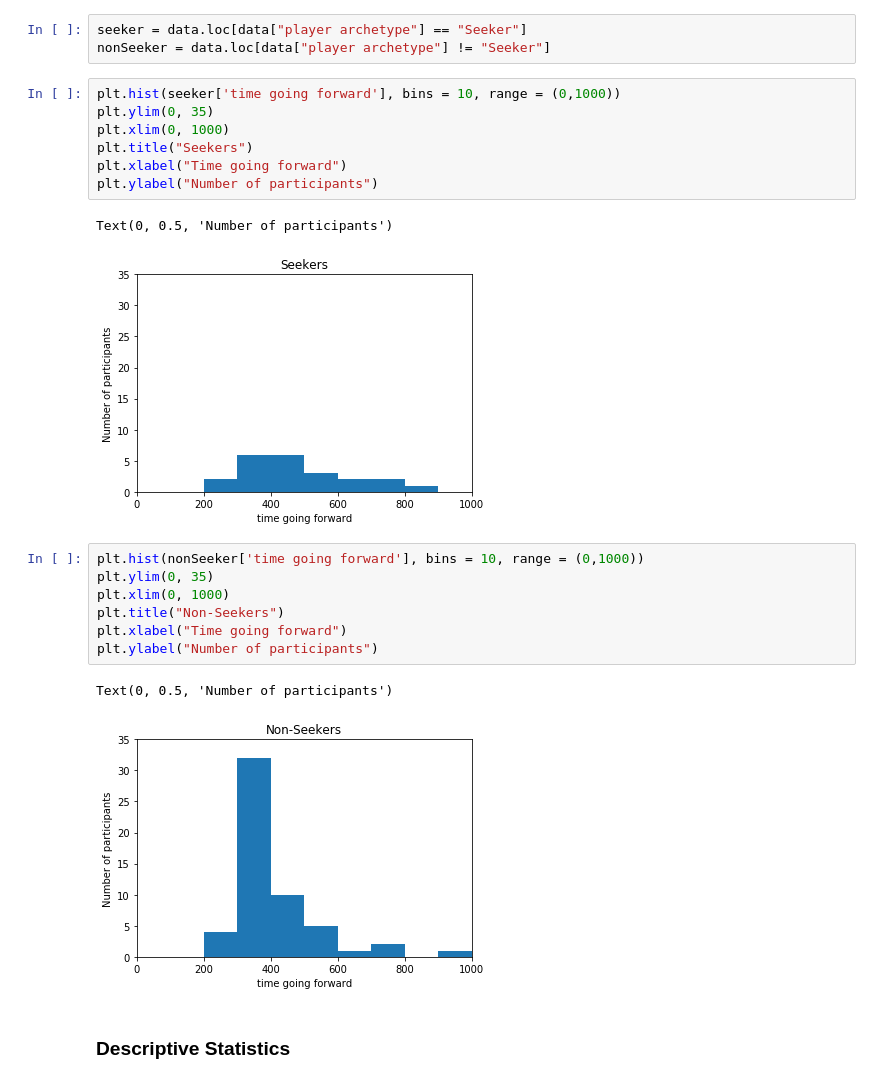
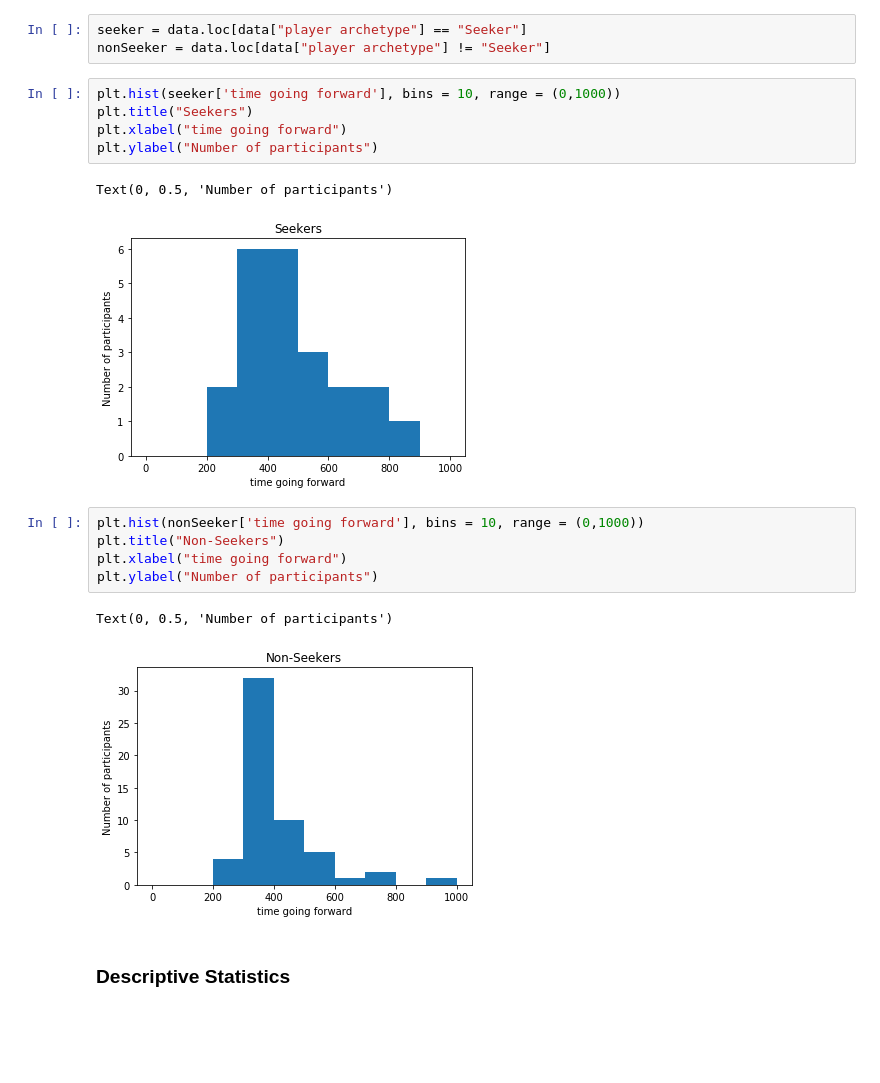
Before and after one commit to latedude2/P5-data-analysis, a Jupyter notebook: P5_result_analysis.ipynb, the cells around one changed output. Cells and saved outputs as stored; diff of their text form; blank space fills up the shorter version.

```diff
--- a/P5_result_analysis.ipynb
+++ b/P5_result_analysis.ipynb
@@ -498,24 +377,20 @@ seeker = data.loc[data["player archetype"] == "Seeker"]
 nonSeeker = data.loc[data["player archetype"] != "Seeker"]
 # %%
 plt.hist(seeker['time going forward'], bins = 10, range = (0,1000))
-plt.ylim(0, 35)
-plt.xlim(0, 1000)
 plt.title("Seekers")
-plt.xlabel("Time going forward")
+plt.xlabel("time going forward")
 plt.ylabel("Number of participants")
 # %% [output]
 Text(0, 0.5, 'Number of participants')
-[figure, old version]
+[figure, new version]
 # %%
 plt.hist(nonSeeker['time going forward'], bins = 10, range = (0,1000))
-plt.ylim(0, 35)
-plt.xlim(0, 1000)
 plt.title("Non-Seekers")
-plt.xlabel("Time going forward")
+plt.xlabel("time going forward")
 plt.ylabel("Number of participants")
 # %% [output]
 Text(0, 0.5, 'Number of participants')
-[figure, old version]
+[figure, new version]
 # %% [markdown]
 ### Descriptive Statistics
 # %%
```
Also changed, not shown: parts of 56 cells of this notebook.
